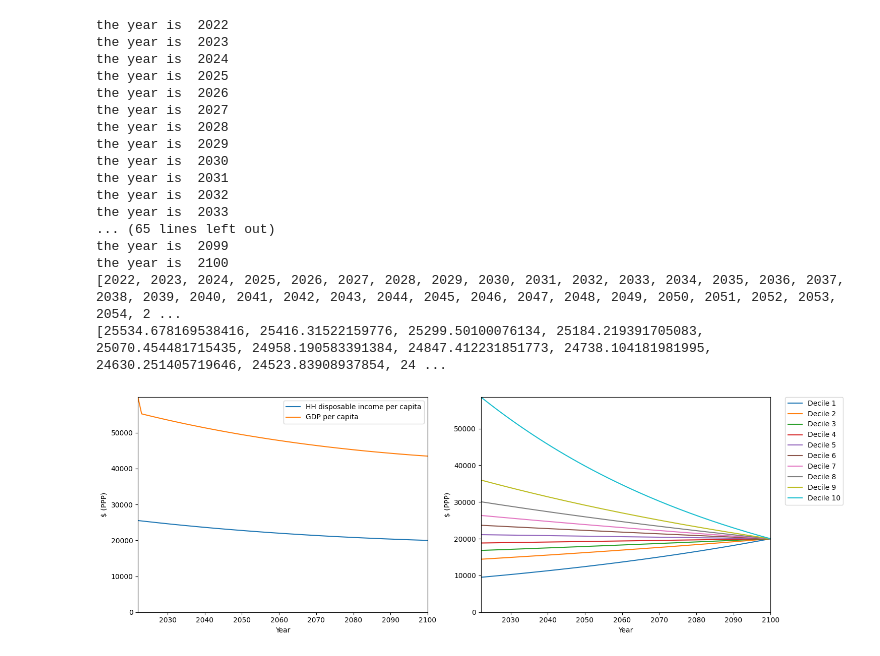
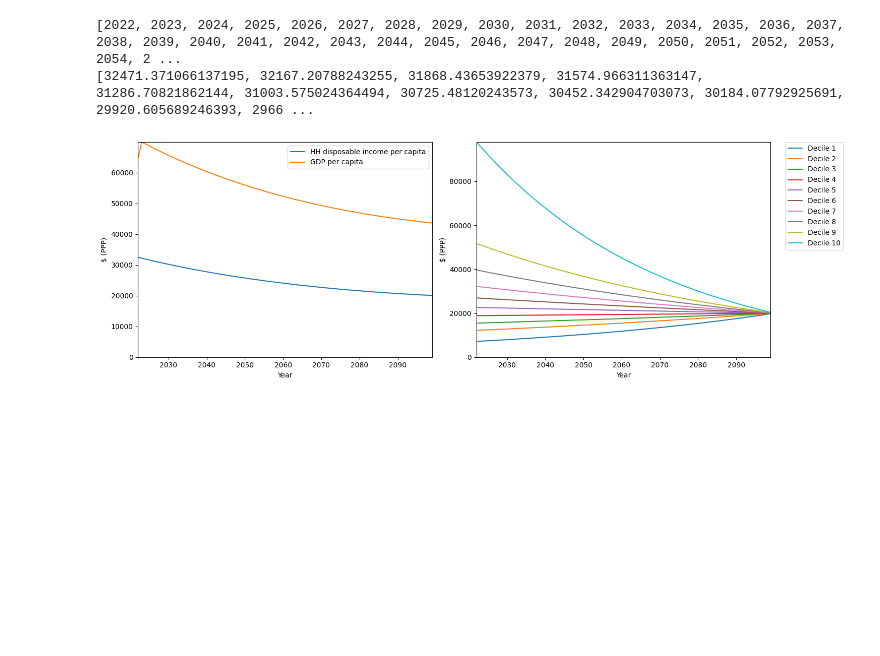
Before and after one commit to yannickoswald/convergence, a Jupyter notebook: run_scenario.ipynb, the cells around one changed output. Saved outputs shown, nothing was run; the diff lists cells and outputs as text; code cells hidden in the pictures; blank space fills up the shorter version.

```diff
--- a/run_scenario.ipynb
+++ b/run_scenario.ipynb
@@ -1,38 +1,19 @@
 # %%
 from scenario_class import Scenario
 from plots_class import Plots
 
 scenario_params = {"end_year": 2100,
                    "income_goal": 20000, # in terms of 2017 USD PPP disposable household income per capita (the delineation between income and cons. exp is not necessarily clear)
                    "carbon budget": 500 # in terms of GtCO2 that is gigatons of CO2
             }
 
-
 scenario_1 = Scenario(scenario_params)
-
 scenario_1.compute_country_scenario_params()
-scenario_1.countries["Armenia"].cagr_by_decile
 scenario_1.run()
 
-# Access Armenia's data and growth trajectory and plot it
-plotting = Plots(scenario_1)
-plotting.plot_specific_country_econ("Denmark")
+plotting_1 = Plots(scenario_1)
+plotting_1.plot_specific_country_econ(country="United States")
 # %% [output]
-the year is  2022
-the year is  2023
-the year is  2024
-the year is  2025
-the year is  2026
-the year is  2027
-the year is  2028
-the year is  2029
-the year is  2030
-the year is  2031
-the year is  2032
-the year is  2033
-... (65 lines left out)
-the year is  2099
-the year is  2100
 [2022, 2023, 2024, 2025, 2026, 2027, 2028, 2029, 2030, 2031, 2032, 2033, 2034, 2035, 2036, 2037, 2038, 2039, 2040, 2041, 2042, 2043, 2044, 2045, 2046, 2047, 2048, 2049, 2050, 2051, 2052, 2053, 2054, 2 ...
-[25534.678169538416, 25416.31522159776, 25299.50100076134, 25184.219391705083, 25070.454481715435, 24958.190583391384, 24847.412231851773, 24738.104181981995, 24630.251405719646, 24523.83908937854, 24 ...
+[32471.371066137195, 32167.20788243255, 31868.43653922379, 31574.966311363147, 31286.70821862144, 31003.575024364494, 30725.48120243573, 30452.342904703073, 30184.07792925691, 29920.605689246393, 2966 ...
-[figure, old version]
+[figure, new version]
```
Also changed, not shown: 2 other files.
